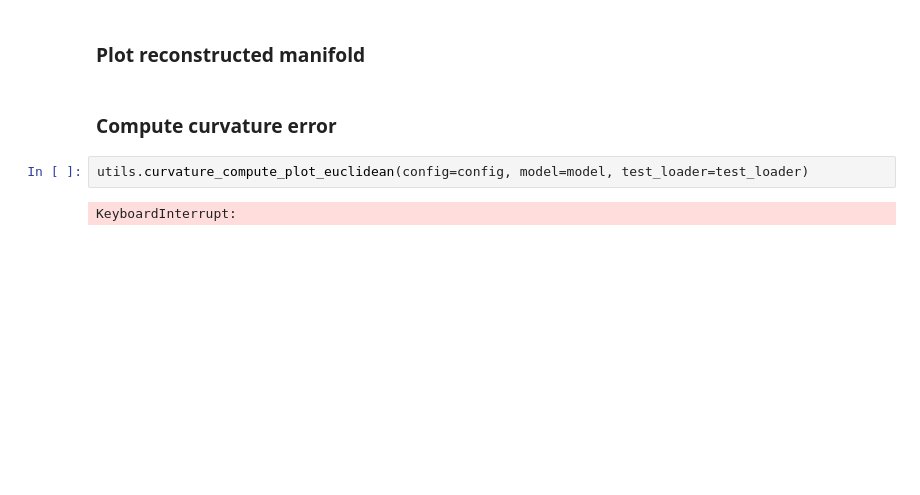
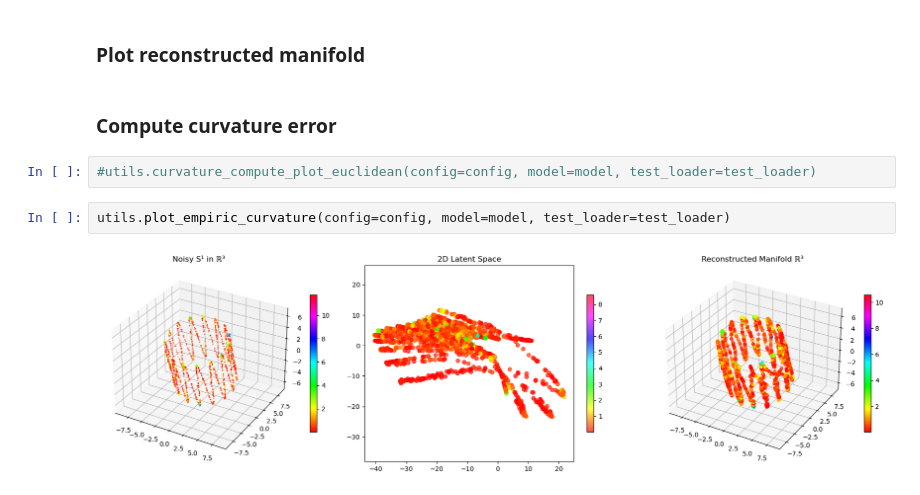
Before and after one commit to graeps/TopoGeoAEs, a Jupyter notebook: experiments/euclidean_vae.ipynb, the cells around one changed output. Saved outputs shown, nothing was run; the diff lists cells and outputs as text; blank space fills up the shorter version.

```diff
--- a/experiments/euclidean_vae.ipynb
+++ b/experiments/euclidean_vae.ipynb
@@ -163,6 +174,8 @@ utils.plot_data_latents_recon(model, test_loader, "cpu", 2000)
 # %% [markdown]
 ### Compute curvature error
 # %%
-utils.curvature_compute_plot_euclidean(config=config, model=model, test_loader=test_loader)
+#utils.curvature_compute_plot_euclidean(config=config, model=model, test_loader=test_loader)
-# %% [output]
-KeyboardInterrupt:
+# %%
+utils.plot_empiric_curvature(config=config, model=model, test_loader=test_loader)
+# %% [output]
+[figure, added]
```
Also changed, not shown: parts of 4 cells of this notebook, 5 other files.
